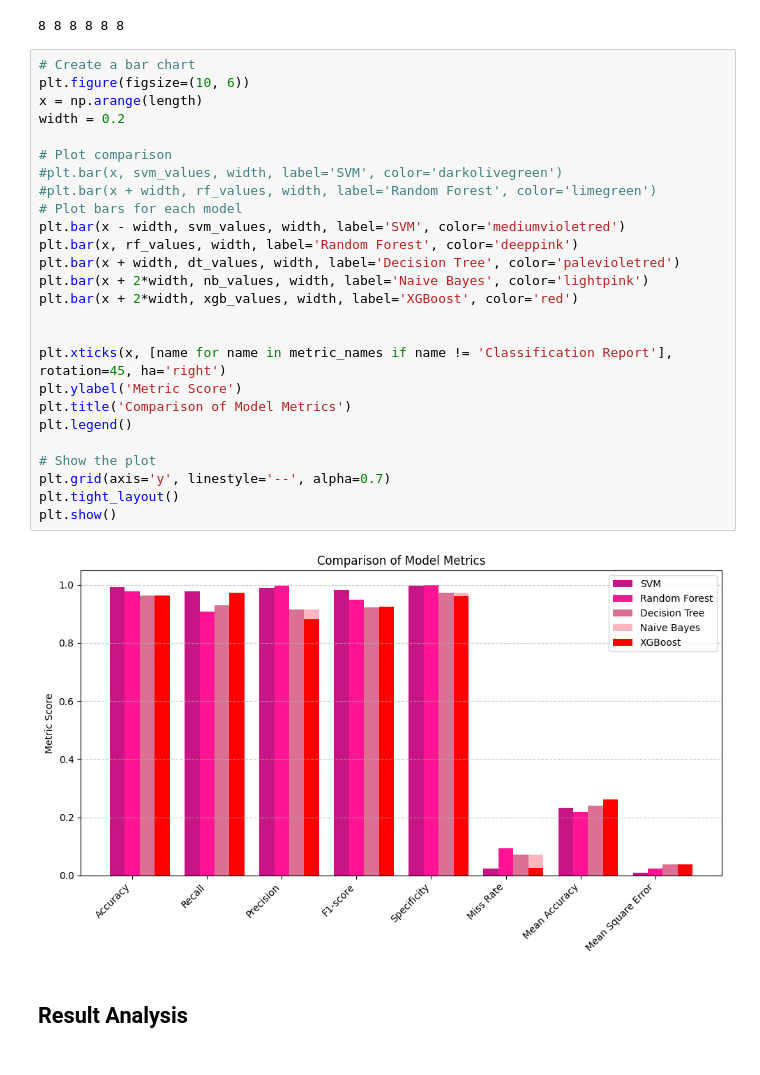
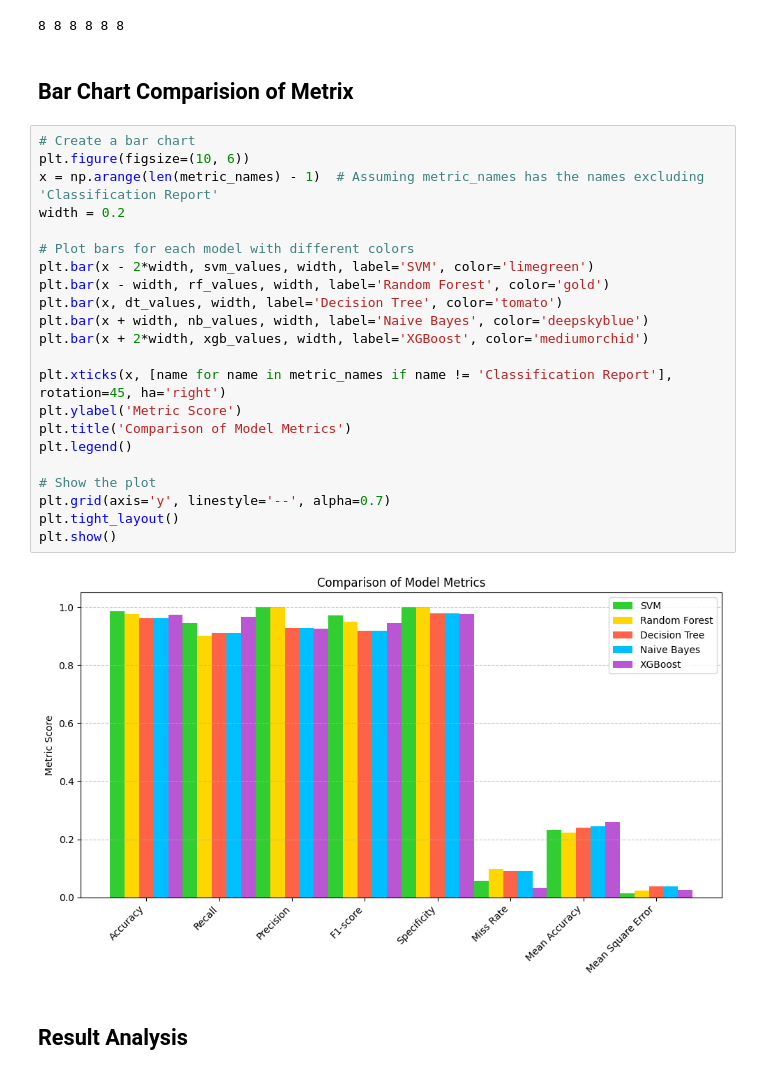
Before and after one commit to tedoaba/CodersCaveInternship, a Jupyter notebook: golden-task-2-spam-filter.ipynb, the cells around one changed output. Cells and saved outputs as stored; diff of their text form.

```diff
--- a/golden-task-2-spam-filter.ipynb
+++ b/golden-task-2-spam-filter.ipynb
@@ -547,34 +687,32 @@ print(length,length_svm,length_rf,length_dt,length_nb, length_xgb)
 print()
 # %% [output]
 8 8 8 8 8 8
+# %% [markdown]
+## Bar Chart Comparision of Metrix
 # %%
 # Create a bar chart
 plt.figure(figsize=(10, 6))
-x = np.arange(length)
+x = np.arange(len(metric_names) - 1)  # Assuming metric_names has the names excluding 'Classification Report'
 width = 0.2
 
-# Plot comparison
-#plt.bar(x, svm_values, width, label='SVM', color='darkolivegreen')
-#plt.bar(x + width, rf_values, width, label='Random Forest', color='limegreen')
-# Plot bars for each model
-plt.bar(x - width, svm_values, width, label='SVM', color='mediumvioletred')
-plt.bar(x, rf_values, width, label='Random Forest', color='deeppink')
-plt.bar(x + width, dt_values, width, label='Decision Tree', color='palevioletred')
-plt.bar(x + 2*width, nb_values, width, label='Naive Bayes', color='lightpink')
-plt.bar(x + 2*width, xgb_values, width, label='XGBoost', color='red')
-
+# Plot bars for each model with different colors
+plt.bar(x - 2*width, svm_values, width, label='SVM', color='limegreen')
+plt.bar(x - width, rf_values, width, label='Random Forest', color='gold')
+plt.bar(x, dt_values, width, label='Decision Tree', color='tomato')
+plt.bar(x + width, nb_values, width, label='Naive Bayes', color='deepskyblue')
+plt.bar(x + 2*width, xgb_values, width, label='XGBoost', color='mediumorchid')
 
 plt.xticks(x, [name for name in metric_names if name != 'Classification Report'], rotation=45, ha='right')
 plt.ylabel('Metric Score')
 plt.title('Comparison of Model Metrics')
 plt.legend()
 
 # Show the plot
 plt.grid(axis='y', linestyle='--', alpha=0.7)
 plt.tight_layout()
 plt.show()
 # %% [output]
-[figure, old version]
+[figure, new version]
 # %% [markdown]
 ## Result Analysis
 # %% [markdown]
```
Also changed, not shown: parts of 42 cells of this notebook.
